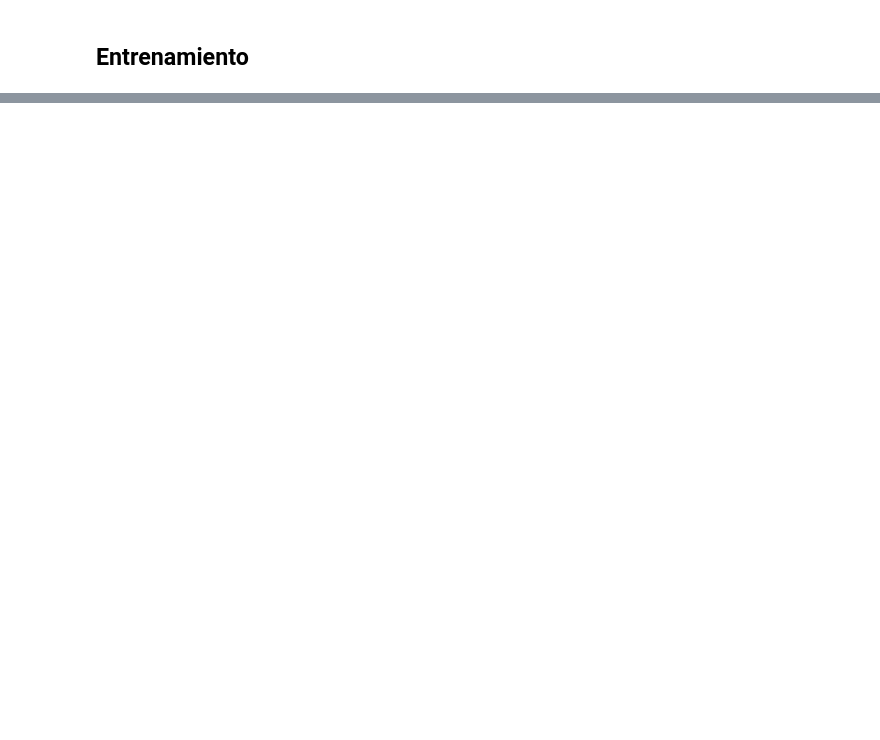
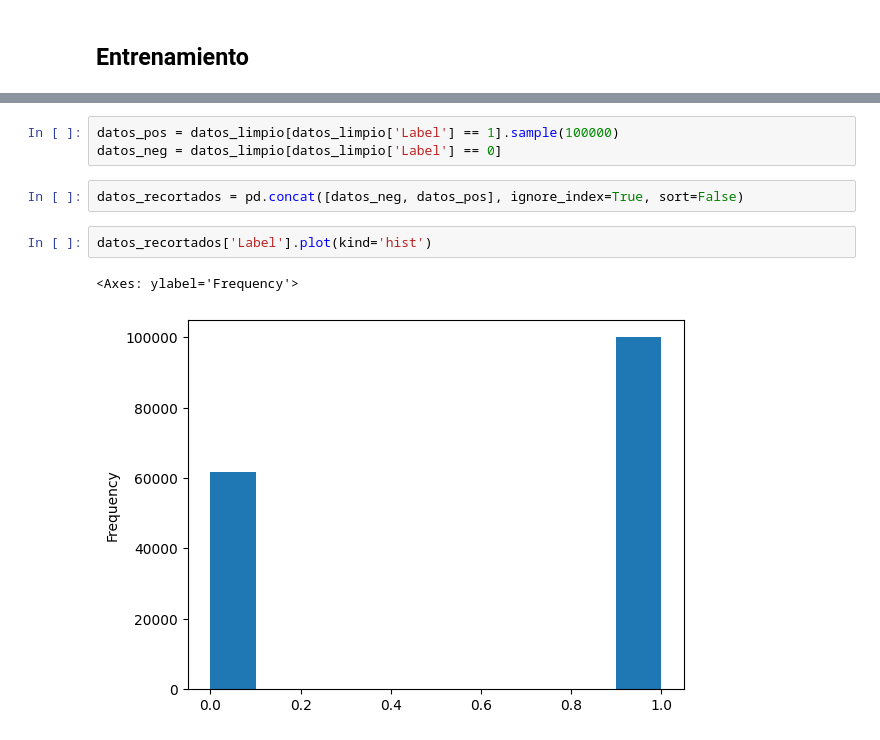
Before and after one commit to jmartingv/nlp-clasifier, a Jupyter notebook: notebook.ipynb, the cells around one changed output, grey strips where cells are left out. Drawn from its saved outputs; the diff is of its cells as text; blank space fills up the shorter version.

```diff
--- a/notebook.ipynb
+++ b/notebook.ipynb
@@ -67,0 +95,10 @@ datos_limpio.head()
+# %%
+datos_pos = datos_limpio[datos_limpio['Label'] == 1].sample(100000)
+datos_neg = datos_limpio[datos_limpio['Label'] == 0]
+# %%
+datos_recortados = pd.concat([datos_neg, datos_pos], ignore_index=True, sort=False)
+# %%
+datos_recortados['Label'].plot(kind='hist')
+# %% [output]
+<Axes: ylabel='Frequency'>
+[figure, added]
```
Also changed, not shown: parts of 17 cells of this notebook.
